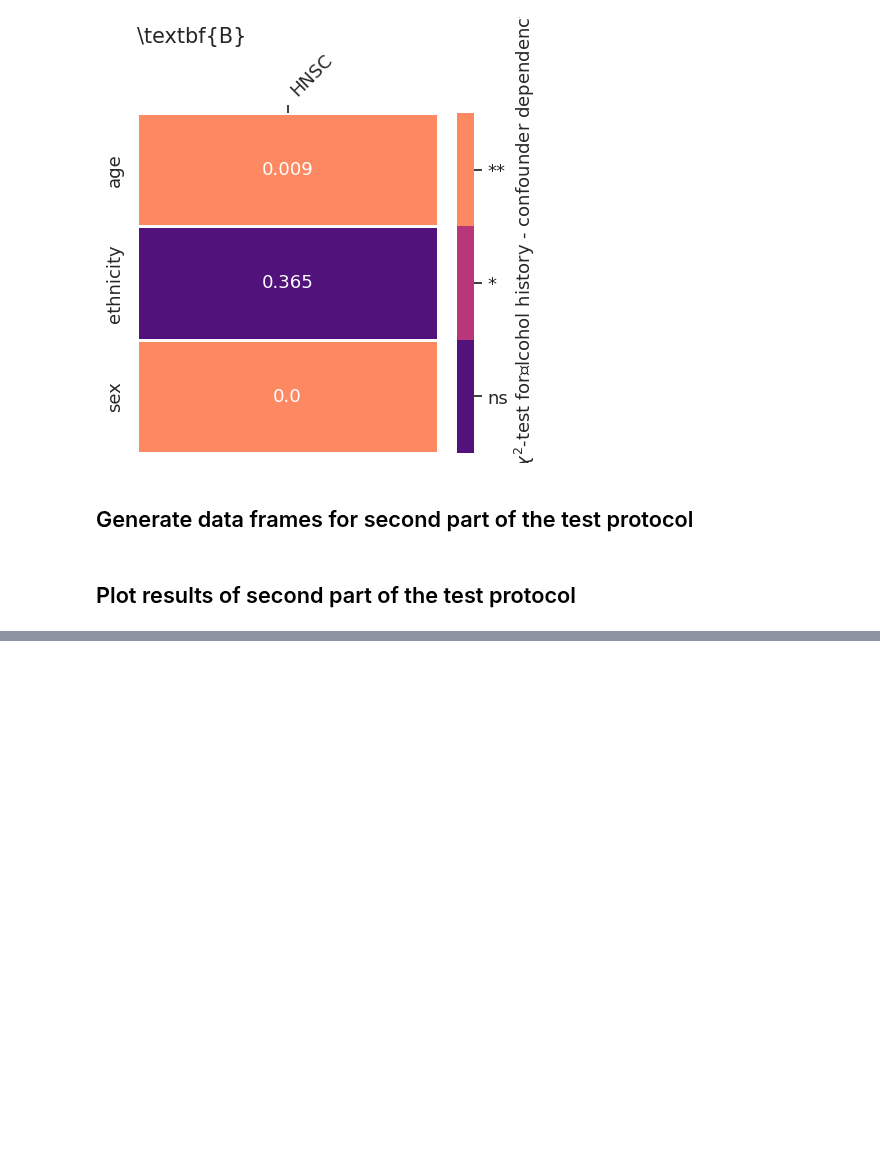
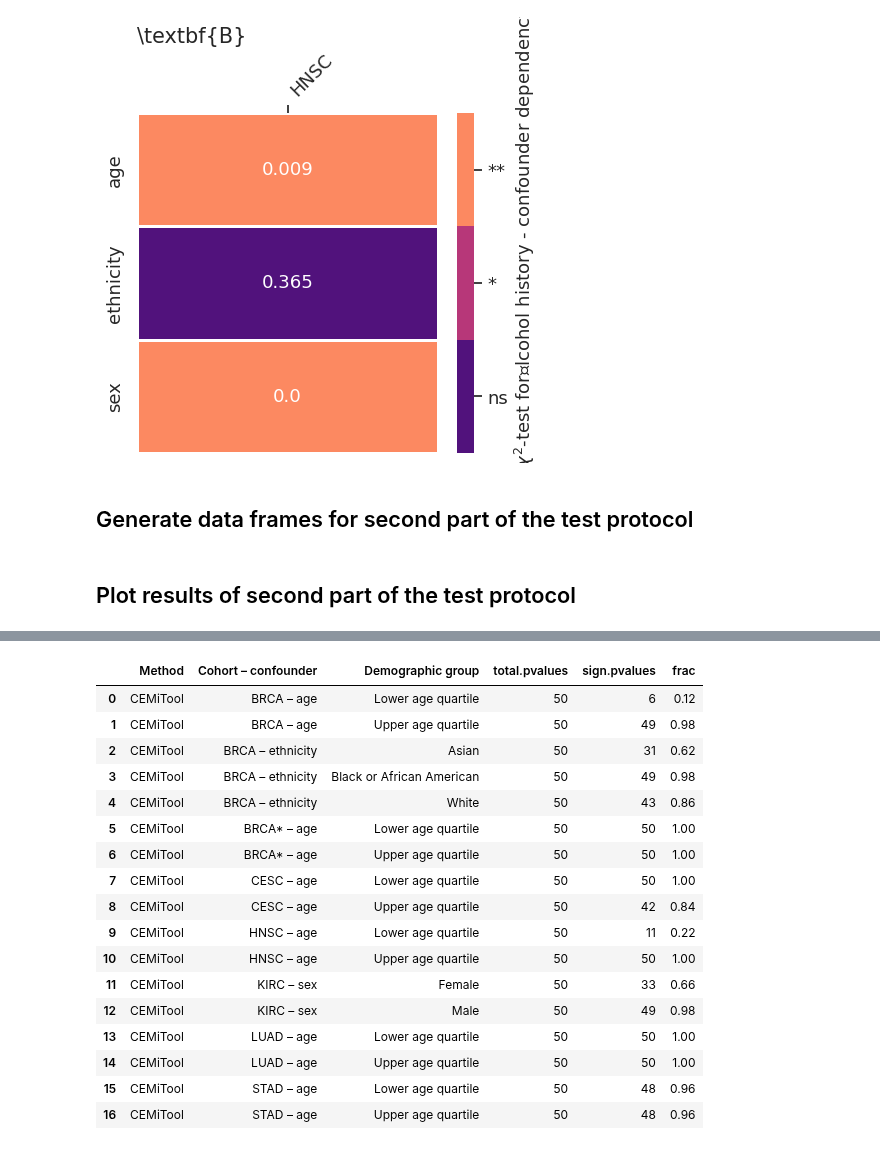
Before and after one commit to bionetslab/grn-confounders, a Jupyter notebook: results/plot_results.ipynb, the cells around one changed output, grey strips where cells are left out. Saved outputs shown, nothing was run; the diff lists cells and outputs as text; code cells hidden in the pictures; blank space fills up the shorter version.

```diff
--- a/results/plot_results.ipynb
+++ b/results/plot_results.ipynb
@@ -551,0 +569,53 @@ fig.savefig('plots/fig3.pdf')
+# %%
+selected_coco_pairs = ['BRCA* – age', 'BRCA – age','CESC – age', 'HNSC – age','STAD – age','BRCA – ethnicity','KIRC – sex', 'LUAD – age']
+mwus_g_all = pd.DataFrame(columns=['Method', 'Cohort – confounder', 'Demographic group', 'k', 'mwu.pvalue'])
+for alg_sel in ['CEMiTool']:
+    JI_ = JI[JI['Method'] == alg_sel]
+    for j, coco in enumerate(selected_coco_pairs):
+        coh = JI_[JI_['Cohort – confounder'] == coco]
+        if len(coh) == 0:
+            continue
+        for dem in list(set(coh['Demographic group'].values)):
+            conf = coh[coh['Demographic group'] == dem]
+            c = conf[conf['Sampling']=='Demography-based']
+            r = conf[conf['Sampling']=='Size-matched random']
+            for k in sorted(list(set(c['k']))):
+                c_k = c[c['k'] == k]
+                r_k = r[r['k'] == k]
+                mwu = mannwhitneyu(c_k['Mean JI'],r_k['Mean JI'], alternative='two-sided')
+                df = pd.DataFrame([[alg_sel, coco, dem, k, mwu.pvalue]], columns=['Method', 'Cohort – confounder', 'Demographic group', 'k', 'mwu.pvalue'])
+                mwus_g_all = pd.concat([mwus_g_all, df])
+
+mwus_g_all.reset_index(inplace=True)
+mwus_g_all = mwus_g_all.drop('index', axis=1).drop('k', axis=1)
+
+count = mwus_g_all.groupby(['Method', 'Cohort – confounder', 'Demographic group']).count().reset_index()
+count.rename(columns={'mwu.pvalue':'total.pvalues'}, inplace=True)
+
+sign_ = mwus_g_all[mwus_g_all['mwu.pvalue'] < alpha]
+sign_ = sign_.groupby(['Method', 'Cohort – confounder', 'Demographic group']).count().reset_index()
+sign_.rename(columns={'mwu.pvalue':'sign.pvalues'}, inplace=True)
+sign = pd.merge(count, sign_,  how='left', left_on=['Method', 'Cohort – confounder', 'Demographic group'],
+              right_on=['Method', 'Cohort – confounder', 'Demographic group']).fillna(0)
+sign['frac'] = sign['sign.pvalues']/sign['total.pvalues']
+# %%
+sign
+# %% [output]
+|  | Method | Cohort – confounder | Demographic group | total.pvalues | sign.pvalues | frac |
+| 0 | CEMiTool | BRCA – age | Lower age quartile | 50 | 6 | 0.12 |
+| 1 | CEMiTool | BRCA – age | Upper age quartile | 50 | 49 | 0.98 |
+| 2 | CEMiTool | BRCA – ethnicity | Asian | 50 | 31 | 0.62 |
+| 3 | CEMiTool | BRCA – ethnicity | Black or African American | 50 | 49 | 0.98 |
+| 4 | CEMiTool | BRCA – ethnicity | White | 50 | 43 | 0.86 |
+| 5 | CEMiTool | BRCA* – age | Lower age quartile | 50 | 50 | 1.00 |
+| 6 | CEMiTool | BRCA* – age | Upper age quartile | 50 | 50 | 1.00 |
+| 7 | CEMiTool | CESC – age | Lower age quartile | 50 | 50 | 1.00 |
+| 8 | CEMiTool | CESC – age | Upper age quartile | 50 | 42 | 0.84 |
+| 9 | CEMiTool | HNSC – age | Lower age quartile | 50 | 11 | 0.22 |
+| 10 | CEMiTool | HNSC – age | Upper age quartile | 50 | 50 | 1.00 |
+| 11 | CEMiTool | KIRC – sex | Female | 50 | 33 | 0.66 |
+| 12 | CEMiTool | KIRC – sex | Male | 50 | 49 | 0.98 |
+| 13 | CEMiTool | LUAD – age | Lower age quartile | 50 | 50 | 1.00 |
+| 14 | CEMiTool | LUAD – age | Upper age quartile | 50 | 50 | 1.00 |
+| 15 | CEMiTool | STAD – age | Lower age quartile | 50 | 48 | 0.96 |
+| 16 | CEMiTool | STAD – age | Upper age quartile | 50 | 48 | 0.96 |
```
Also changed, not shown: parts of 11 cells of this notebook, 24 other files.
